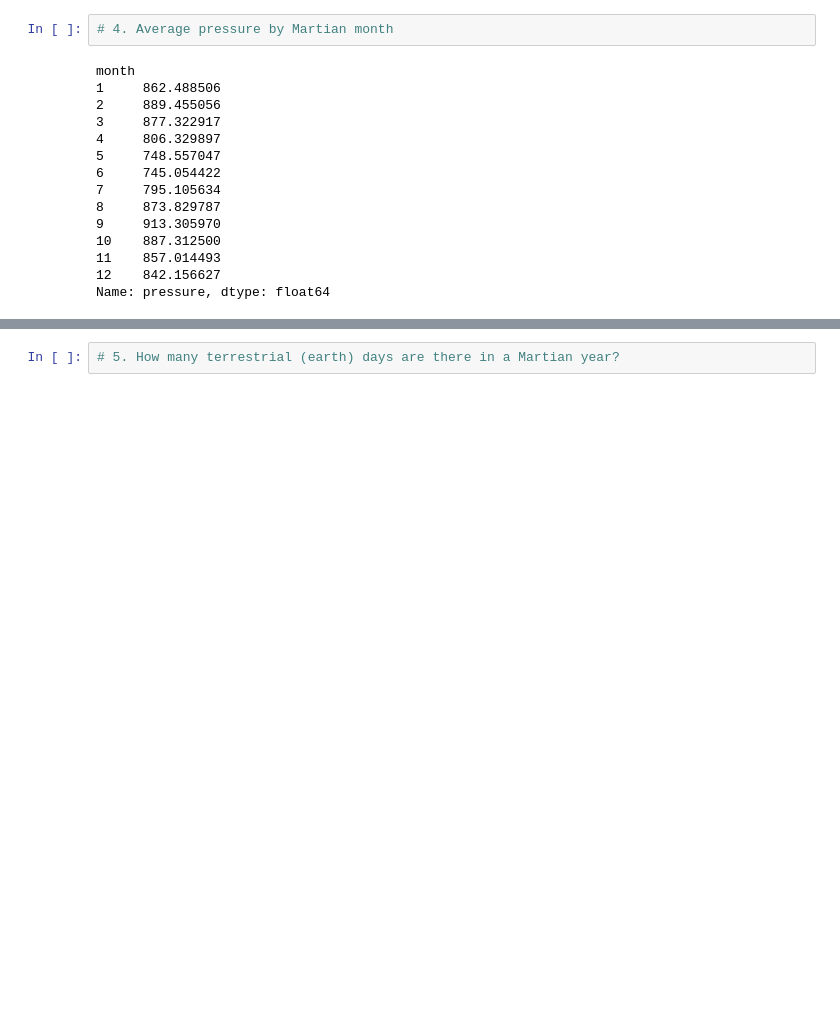
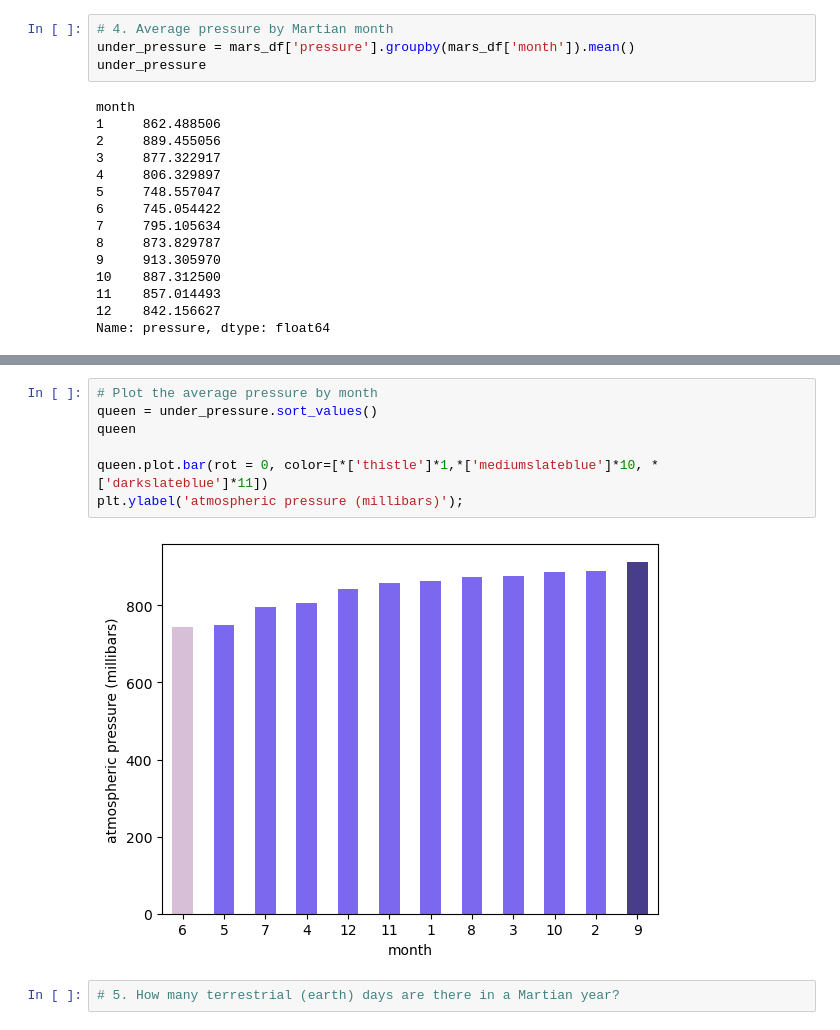
Before and after one commit to jnnfrwht14/Mdule11_webscrape, a Jupyter notebook: JWpart_2_mars_weather.ipynb, the cells around one changed output, grey strips where cells are left out. Saved outputs shown, nothing was run; the diff lists cells and outputs as text; blank space fills up the shorter version.

```diff
--- a/JWpart_2_mars_weather.ipynb
+++ b/JWpart_2_mars_weather.ipynb
@@ -245,5 +258,7 @@ Name: min_temp, dtype: float64
 # %%
 # 4. Average pressure by Martian month
+under_pressure = mars_df['pressure'].groupby(mars_df['month']).mean()
+under_pressure
 # %% [output]
 month
 1     862.488506
@@ -266,3 +277,12 @@ Name: pressure, dtype: float64
+# %%
+# Plot the average pressure by month
+queen = under_pressure.sort_values()
+queen
+
+queen.plot.bar(rot = 0, color=[*['thistle']*1,*['mediumslateblue']*10, *['darkslateblue']*11])
+plt.ylabel('atmospheric pressure (millibars)');
+# %% [output]
+[figure, added]
 # %%
 # 5. How many terrestrial (earth) days are there in a Martian year?
 # %% [output]
```
Also changed, not shown: parts of 7 cells of this notebook, 1 other file.
